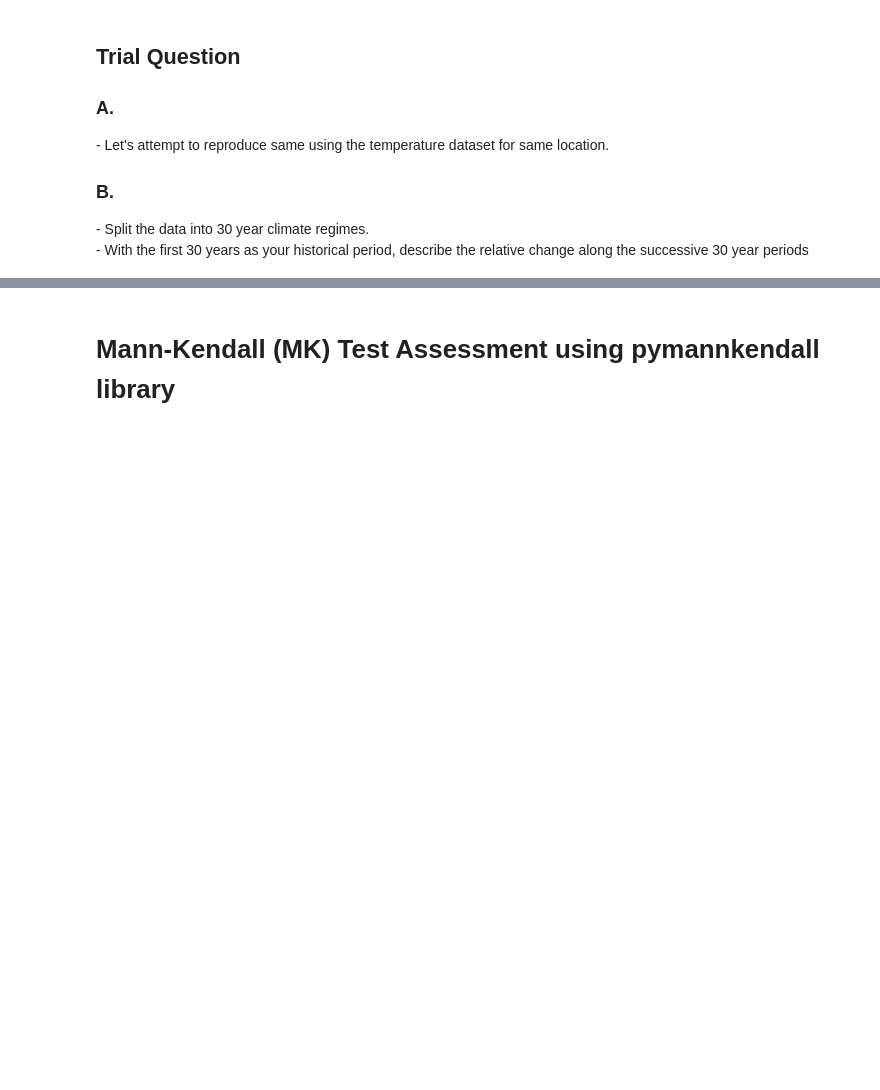
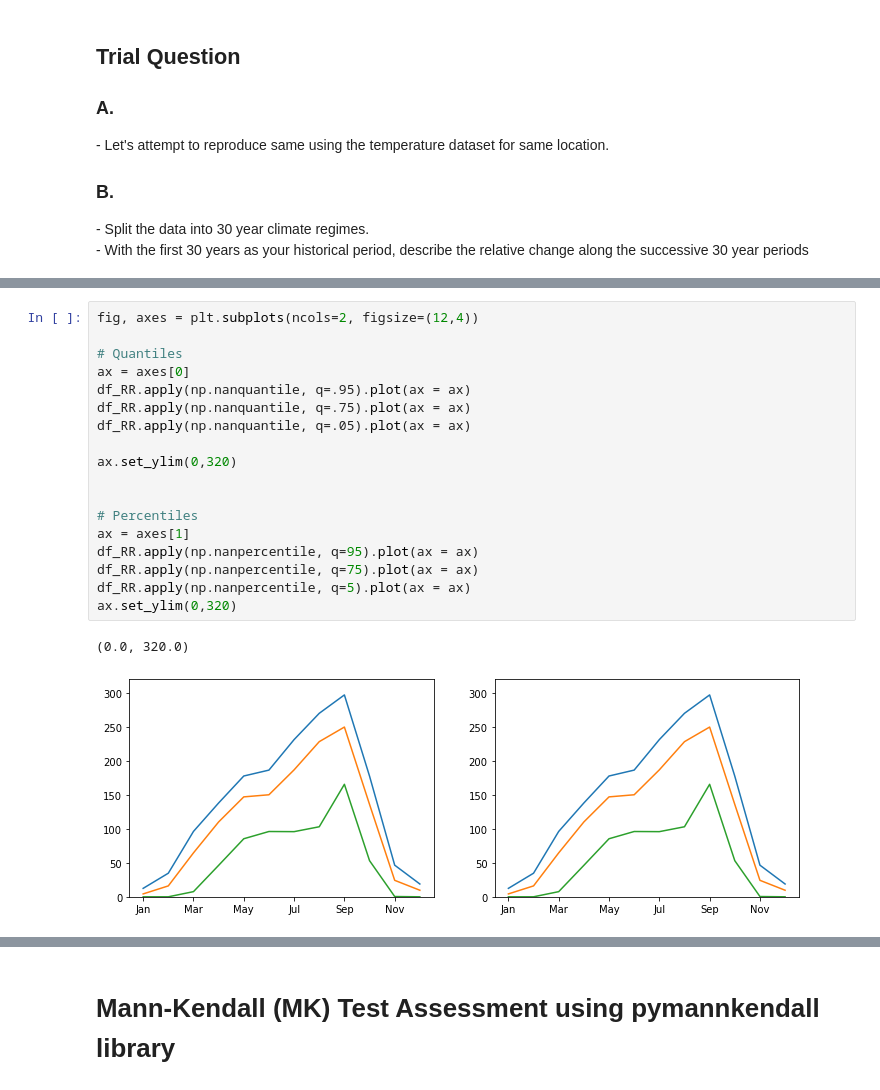
Before and after one commit to jeffjay88/WASCAL_SCourse_Statistics_2022, a Jupyter notebook: SCourse_Data_Statistics.ipynb, the cells around one changed output, grey strips where cells are left out. Drawn from its saved outputs; the diff is of its cells as text; blank space fills up the shorter version.

```diff
--- a/SCourse_Data_Statistics.ipynb
+++ b/SCourse_Data_Statistics.ipynb
@@ -454,0 +438,21 @@ len(df_pr_sorted.iloc[0]['pr'])
+# %%
+fig, axes = plt.subplots(ncols=2, figsize=(12,4))
+
+# Quantiles
+ax = axes[0]
+df_RR.apply(np.nanquantile, q=.95).plot(ax = ax)
+df_RR.apply(np.nanquantile, q=.75).plot(ax = ax)
+df_RR.apply(np.nanquantile, q=.05).plot(ax = ax)
+
+ax.set_ylim(0,320)
+
+
+# Percentiles
+ax = axes[1]
+df_RR.apply(np.nanpercentile, q=95).plot(ax = ax)
+df_RR.apply(np.nanpercentile, q=75).plot(ax = ax)
+df_RR.apply(np.nanpercentile, q=5).plot(ax = ax)
+ax.set_ylim(0,320)
+# %% [output]
+(0.0, 320.0)
+[figure, added]
```
Also changed, not shown: parts of 206 cells of this notebook.
